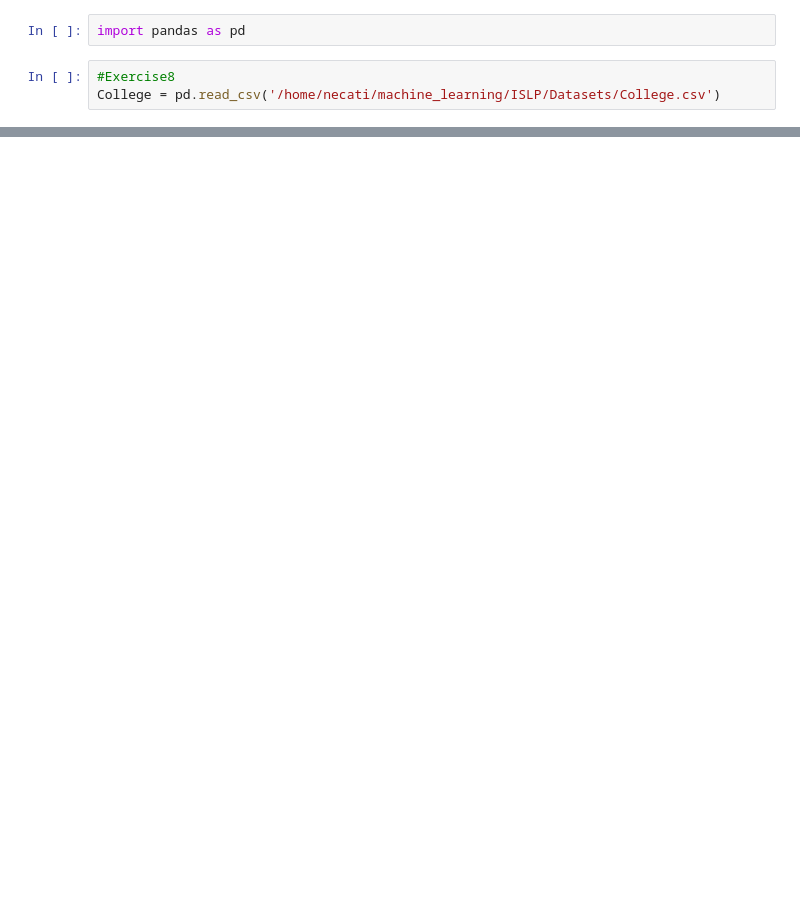
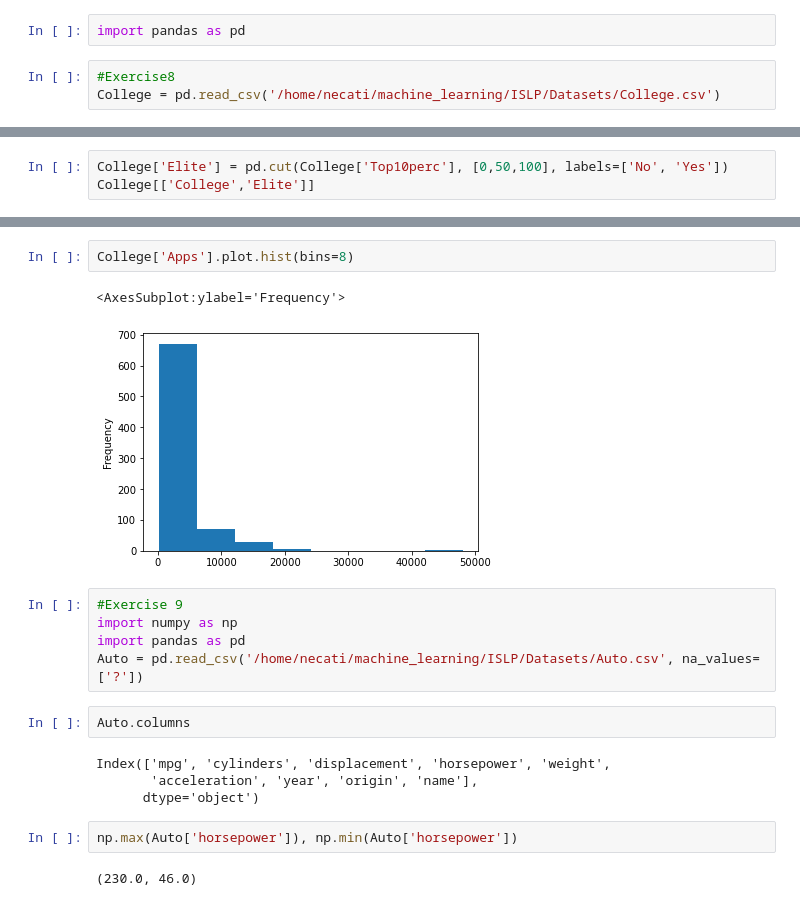
Before and after one commit to nectifurkn455/machine_learning, a Jupyter notebook: ISLP/Exercises/chapter2exercises.ipynb, the cells around one changed output, grey strips where cells are left out. Cells and saved outputs as stored; diff of their text form; blank space fills up the shorter version.

Commit message:
Auto dataset explored

```diff
--- a/ISLP/Exercises/chapter2exercises.ipynb
+++ b/ISLP/Exercises/chapter2exercises.ipynb
@@ -18,0 +141,3 @@ College.shape
+# %%
+College['Elite'] = pd.cut(College['Top10perc'], [0,50,100], labels=['No', 'Yes'])
+College[['College','Elite']]
@@ -18,0 +165,20 @@ College.shape
+# %%
+College['Apps'].plot.hist(bins=8)
+# %% [output]
+<AxesSubplot:ylabel='Frequency'>
+[figure, added]
+# %%
+#Exercise 9
+import numpy as np
+import pandas as pd
+Auto = pd.read_csv('/home/necati/machine_learning/ISLP/Datasets/Auto.csv', na_values=['?'])
+# %%
+Auto.columns
+# %% [output]
+Index(['mpg', 'cylinders', 'displacement', 'horsepower', 'weight',
+       'acceleration', 'year', 'origin', 'name'],
+      dtype='object')
+# %%
+np.max(Auto['horsepower']), np.min(Auto['horsepower'])
+# %% [output]
+(230.0, 46.0)
```
Also changed, not shown: parts of 28 cells of this notebook.
